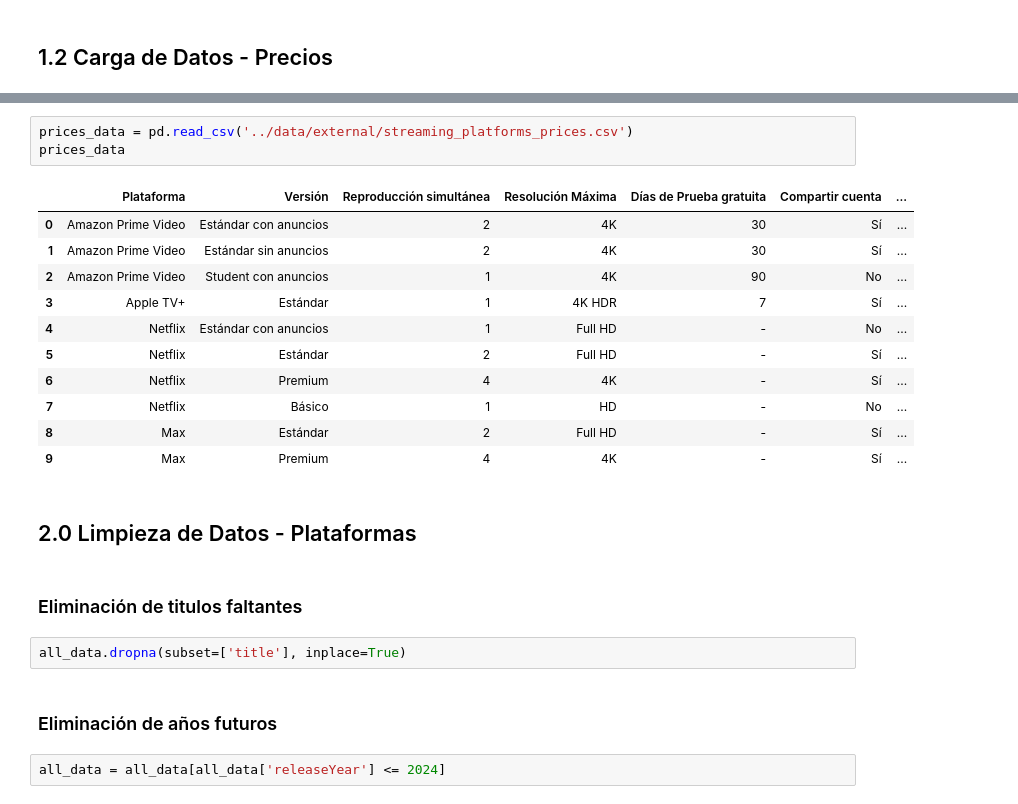
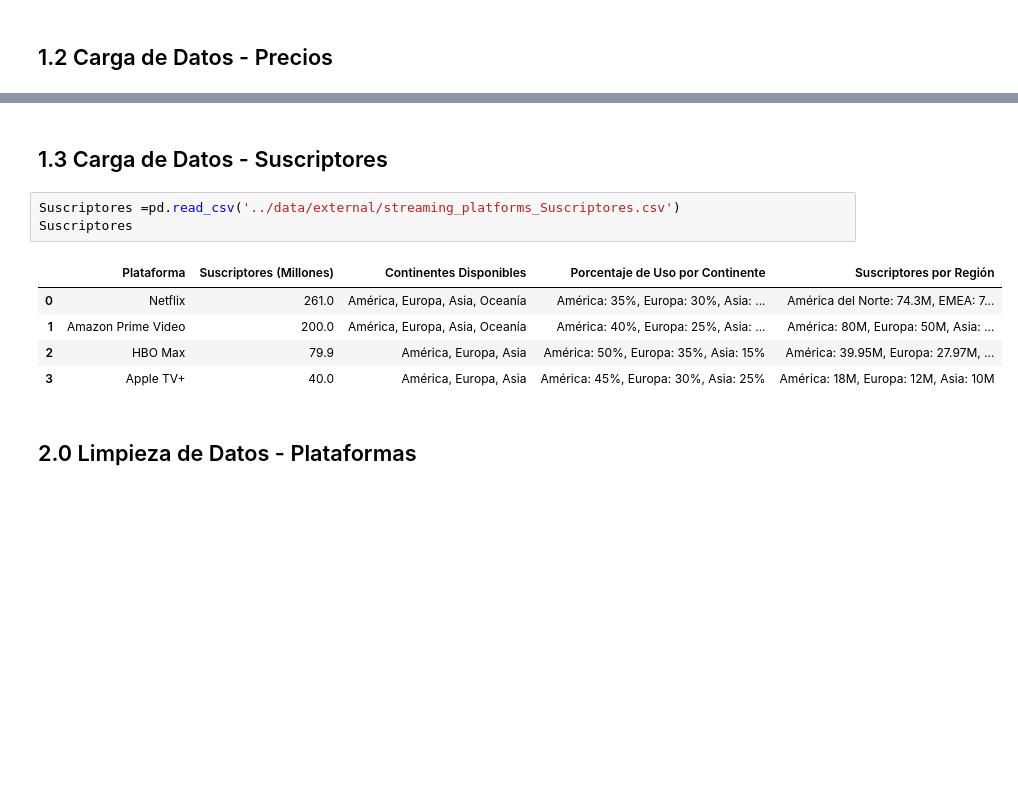
Before and after one commit to Sergio050799/Streaming_Data_Exploration, a Jupyter notebook: notebooks/02_Data_Cleaning.ipynb, the cells around one changed output, grey strips where cells are left out. Cells and saved outputs as stored; diff of their text form; blank space fills up the shorter version.

```diff
--- a/notebooks/02_Data_Cleaning.ipynb
+++ b/notebooks/02_Data_Cleaning.ipynb
@@ -47,25 +63,13 @@ all_data
+# %% [markdown]
+## 1.3 Carga de Datos - Suscriptores
 # %%
-prices_data = pd.read_csv('../data/external/streaming_platforms_prices.csv')
-prices_data
+Suscriptores =pd.read_csv('../data/external/streaming_platforms_Suscriptores.csv')
+Suscriptores
 # %% [output]
-|  | Plataforma | Versión | Reproducción simultánea | Resolución Máxima | Días de Prueba gratuita | Compartir cuenta | ... |
-| 0 | Amazon Prime Video | Estándar con anuncios | 2 | 4K | 30 | Sí | ... |
-| 1 | Amazon Prime Video | Estándar sin anuncios | 2 | 4K | 30 | Sí | ... |
-| 2 | Amazon Prime Video | Student con anuncios | 1 | 4K | 90 | No | ... |
-| 3 | Apple TV+ | Estándar | 1 | 4K HDR | 7 | Sí | ... |
-| 4 | Netflix | Estándar con anuncios | 1 | Full HD | - | No | ... |
-| 5 | Netflix | Estándar | 2 | Full HD | - | Sí | ... |
-| 6 | Netflix | Premium | 4 | 4K | - | Sí | ... |
-| 7 | Netflix | Básico | 1 | HD | - | No | ... |
-| 8 | Max | Estándar | 2 | Full HD | - | Sí | ... |
-| 9 | Max | Premium | 4 | 4K | - | Sí | ... |
+|  | Plataforma | Suscriptores (Millones) | Continentes Disponibles | Porcentaje de Uso por Continente | Suscriptores por Región |
+| 0 | Netflix | 261.0 | América, Europa, Asia, Oceanía | América: 35%, Europa: 30%, Asia: ... | América del Norte: 74.3M, EMEA: 7... |
+| 1 | Amazon Prime Video | 200.0 | América, Europa, Asia, Oceanía | América: 40%, Europa: 25%, Asia: ... | América: 80M, Europa: 50M, Asia: ... |
+| 2 | HBO Max | 79.9 | América, Europa, Asia | América: 50%, Europa: 35%, Asia: 15% | América: 39.95M, Europa: 27.97M, ... |
+| 3 | Apple TV+ | 40.0 | América, Europa, Asia | América: 45%, Europa: 30%, Asia: 25% | América: 18M, Europa: 12M, Asia: 10M |
 # %% [markdown]
 ## 2.0 Limpieza de Datos - Plataformas
-# %% [markdown]
-### Eliminación de titulos faltantes
-# %%
-all_data.dropna(subset=['title'], inplace=True)
-# %% [markdown]
-### Eliminación de años futuros
-# %%
-all_data = all_data[all_data['releaseYear'] <= 2024]
```
Also changed, not shown: parts of 24 cells of this notebook, 11 other files.
